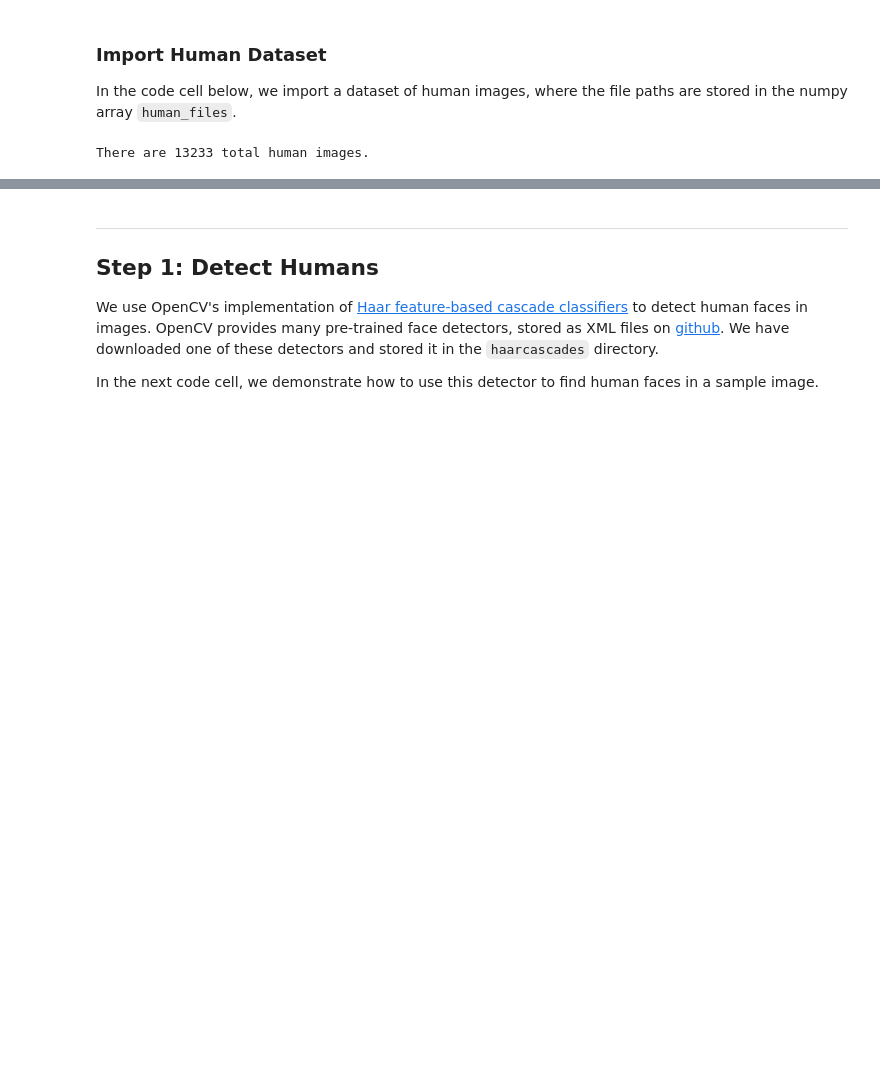
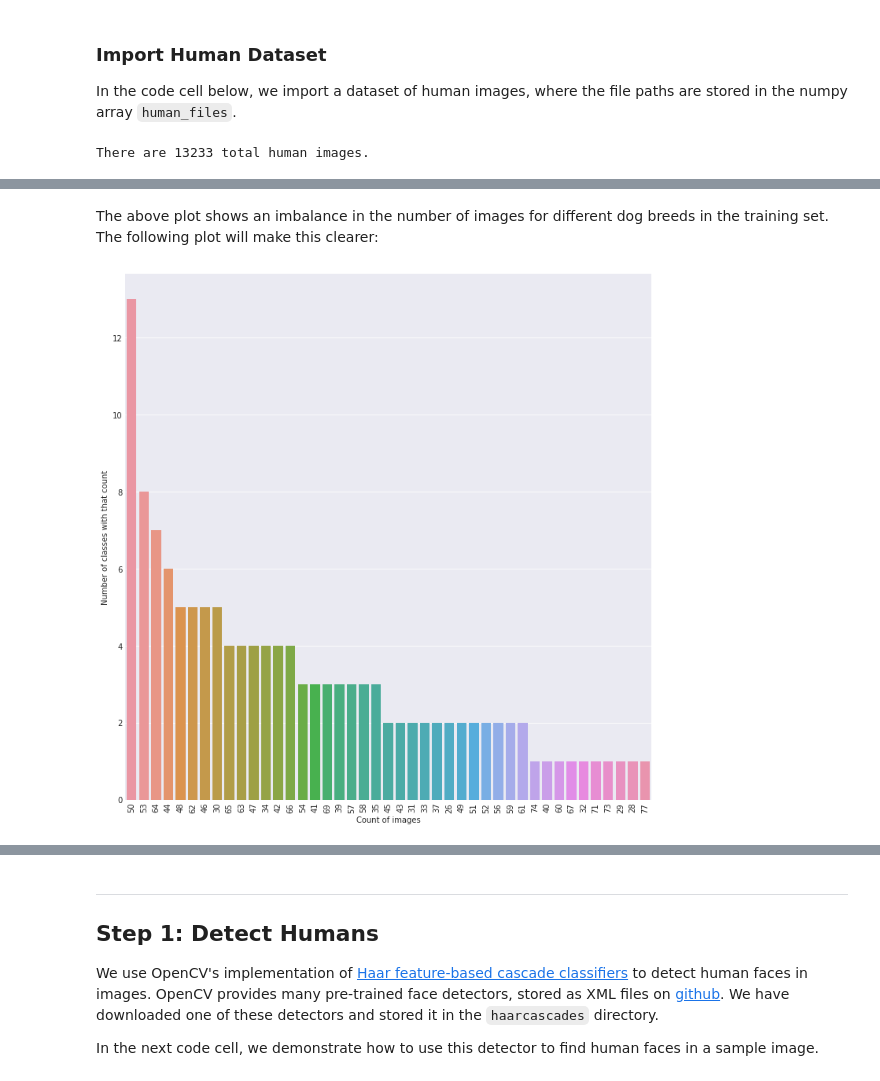
Before and after one commit to caiokinupp/udacity-dog-breed-classifier, a Jupyter notebook: dog_app.ipynb, the cells around one changed output, grey strips where cells are left out. Cells and saved outputs as stored; diff of their text form; code cells hidden in the pictures; blank space fills up the shorter version.

```diff
--- a/dog_app.ipynb
+++ b/dog_app.ipynb
@@ -119,0 +199,11 @@ There are 13233 total human images.
+# %% [markdown]
+The above plot shows an imbalance in the number of images for different dog breeds in the training set. The following plot will make this clearer:
+# %%
+plt.figure(figsize=(10, 10))
+plt.xticks(rotation=90)
+ax = sns.countplot(x = df_dog_train['count'], order = df_dog_train['count'].value_counts().index)
+ax.set(xlabel="Count of images", ylabel = "Number of classes with that count")
+plt.tight_layout()
+plt.show()
+# %% [output]
+[figure, added]
```
Also changed, not shown: parts of 23 cells of this notebook.
